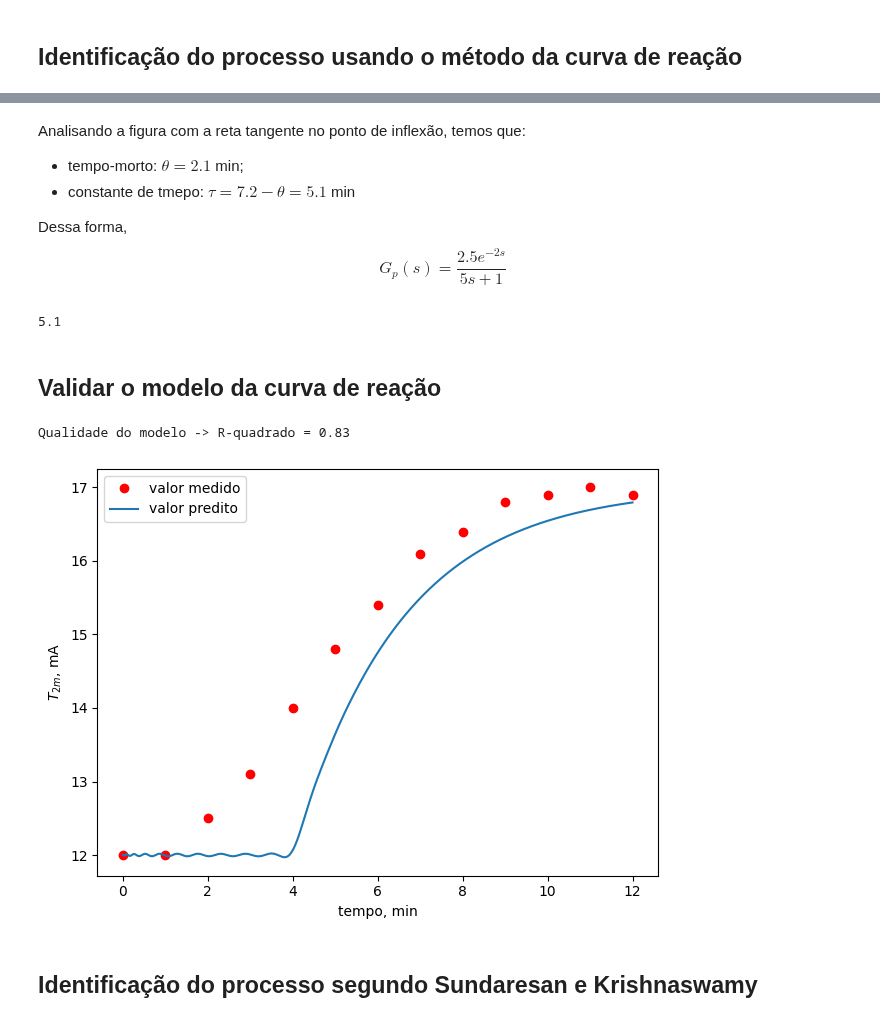
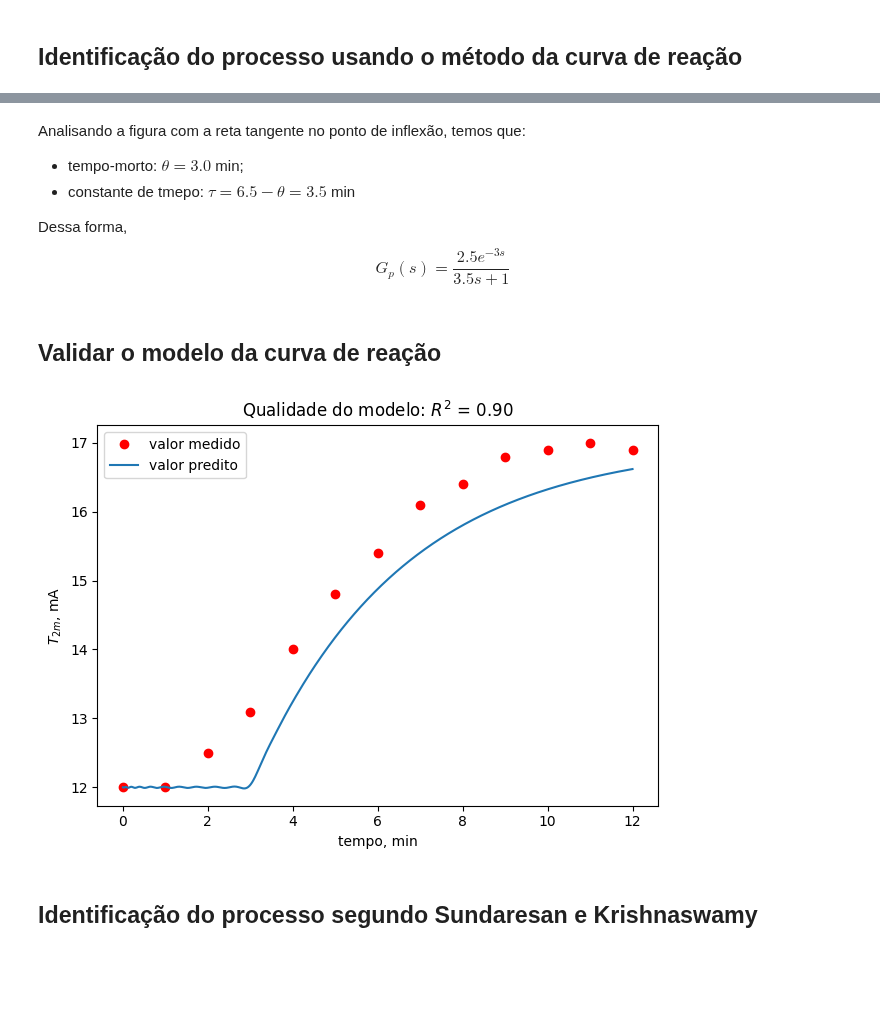
Before and after one commit to juliosdutra/Controle_de_Processos_UFES, a Jupyter notebook: 7.Controller-tuning/Sintonia_de_controladores.ipynb, the cells around one changed output, grey strips where cells are left out. Drawn from its saved outputs; the diff is of its cells as text; code cells hidden in the pictures; blank space fills up the shorter version.

```diff
--- a/7.Controller-tuning/Sintonia_de_controladores.ipynb
+++ b/7.Controller-tuning/Sintonia_de_controladores.ipynb
@@ -41,9 +41,13 @@ print(f'Ganho estacionáiro do processo: Kp = {Kp:1.4f}')
 # reta tangente no ponto de inflexão
 t_inf = 5.0
 y_inf = 14.8
-slope = (17-12)/(6.2-2.3)
-intercept = y_inf - slope*t_inf
-reta_tangente = slope * t + intercept
+m = (17-12)/(7.0-2.0)
+reta_tangente = m * (t-t_inf) + y_inf
+
+# Tempo-morto e constante de tempo
+theta = 2.0
+taup = 7.0-theta
+print(r'Tempo-morto: $\theta$ = %1.2f; Constante de tempo: $\tau_p$ = %1.2f', %(theta, taup))
 
 plt.plot(t, T_2m, 'or', label = 'valor medido')
 plt.plot(t, reta_tangente, '--k', label='tangente')
@@ -61,41 +65,35 @@ Ganho estacionáiro do processo: Kp = 2.5000
 # %% [markdown]
 Analisando a figura com a reta tangente no ponto de inflexão, temos que:
-* tempo-morto: $\theta = 2.1$ min;
-* constante de tmepo: $\tau = 7.2-\theta = 5.1$ min
+* tempo-morto: $\theta = 3.0$ min;
+* constante de tmepo: $\tau = 6.5-\theta = 3.5$ min
 
 Dessa forma,
-$$ G_p(s)=\frac{2.5 e^{-2s}}{5s+1}$$
+$$ G_p(s)=\frac{2.5 e^{-3s}}{3.5s+1}$$
-# %%
-7.2-2.1
-# %% [output]
-5.1
 # %% [markdown]
 ## Validar o modelo da curva de reação
 # %%
 # Implementar o modelo
 s = ct.tf('s')
-taup , theta = 2.5, 6.5-2.5
 Gtd = ct.tf(*ct.pade(theta,20))
 Gp = Kp/(taup*s+1)*Gtd
 
 # Testar o modelo na mesma condição dos dados
-tval, yval = ct.step_response(Gp,T=t)
-Tval = Delta_Ps*yval + T_2m[0]
-print('Qualidade do modelo -> R-quadrado = %1.2f' %r2_score(T_2m, Tval) )
+tval0, yval0 = ct.step_response(Gp,T=t)
+Tval0 = Delta_Ps*yval0 + T_2m[0]
 
 tval, yval = ct.step_response(Gp,T=t[-1])
 
 plt.plot(t, T_2m, 'or', label = 'valor medido')
 plt.plot(tval, Delta_Ps*yval + T_2m[0] , label='valor predito')
 
 plt.xlabel('tempo, min')
 plt.ylabel(r'$T_{2m}$, mA')
+plt.title(r'Qualidade do modelo: $R^2$ = %1.2f' %r2_score(T_2m, Tval0) )
 plt.legend()
 plt.tight_layout()
 plt.show()
 # %% [output]
-Qualidade do modelo -> R-quadrado = 0.83
-[figure, old version]
+[figure, new version]
 # %% [markdown]
 ## Identificação do processo segundo Sundaresan e Krishnaswamy
 # %%
```
Also changed, not shown: parts of 2 cells of this notebook.
